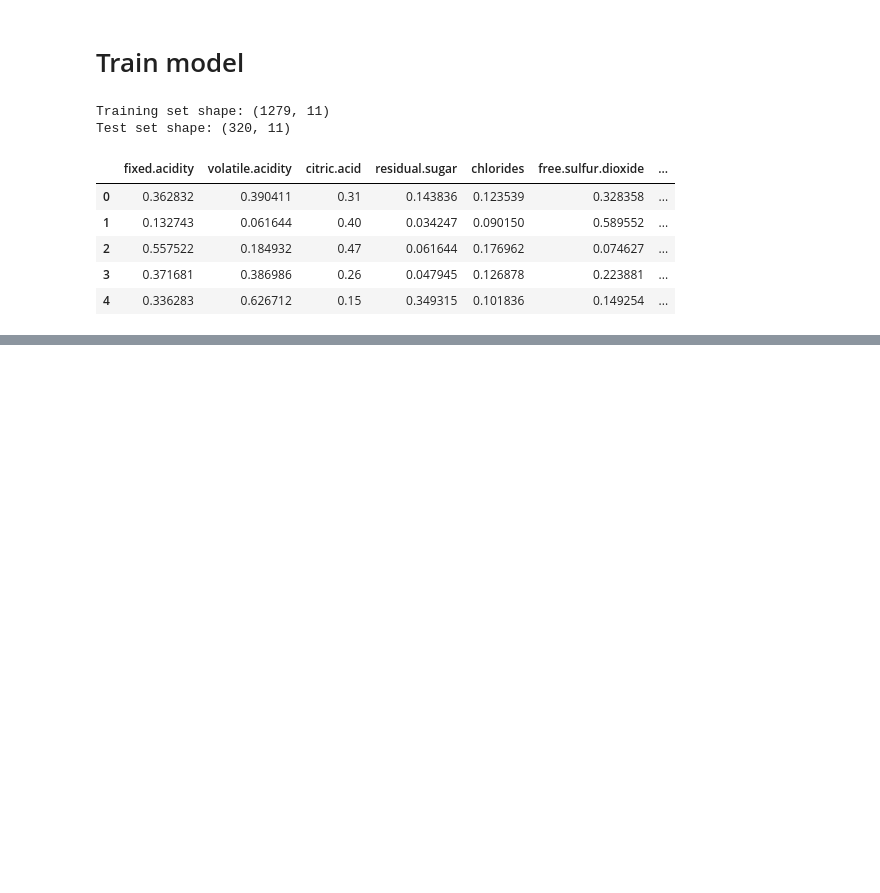
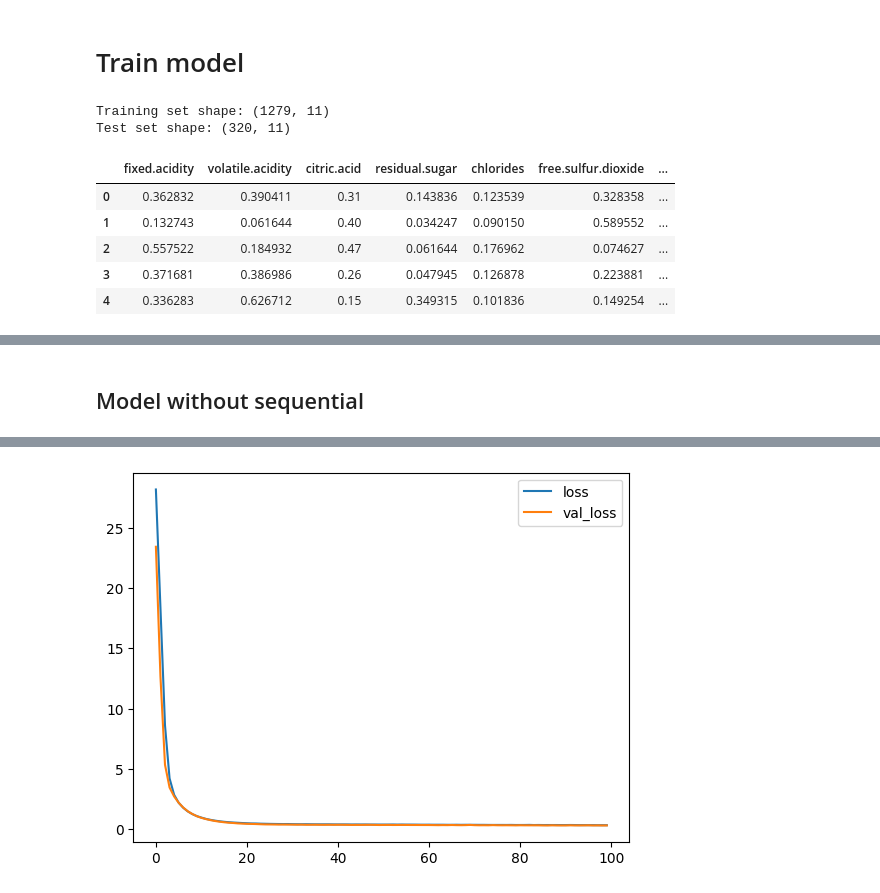
Before and after one commit to lilianabs/tensorflow-examples, a Jupyter notebook: Red_wine_nn.ipynb, the cells around one changed output, grey strips where cells are left out. Drawn from its saved outputs; the diff is of its cells as text; code cells hidden in the pictures; blank space fills up the shorter version.

```diff
--- a/Red_wine_nn.ipynb
+++ b/Red_wine_nn.ipynb
@@ -153,0 +158,46 @@ Minimum validation loss: 0.475959450006485
+# %% [markdown]
+## Model without sequential
+# %%
+import tensorflow as tf
+from tensorflow import keras
+from tensorflow.keras import layers
+from sklearn.preprocessing import StandardScaler
+
+# 1. CRITICAL: Scale your features before training
+scaler = StandardScaler()
+X_train_scaled = scaler.fit_transform(X_train)
+X_test_scaled = scaler.transform(X_test)
+
+# 2. Define your exact model
+input_shape = 11
+input_layer = keras.Input(shape=(input_shape,))
+x = layers.Dense(64)(input_layer)
+x = layers.Activation('swish')(x)
+x = layers.Dense(32)(x)
+x = layers.Activation('swish')(x)
+output_layer = layers.Dense(1)(x) # Defaults to linear activation, which is correct!
+
+nombre_modelo = 'ann'
+ann = keras.Model(inputs = input_layer, outputs = output_layer, name = nombre_modelo)
+
+# 3. Compile with a healthy learning rate for Adam
+ann.compile(
+    optimizer=tf.keras.optimizers.Adam(learning_rate=1e-3), # Raised from 1e-5
+    loss='mse',
+    metrics=['mae']
+)
+
+# 4. Train with a smaller batch size
+history = ann.fit(
+    X_train_scaled,
+    y_train,
+    batch_size=32, # Dropped from 256 to allow 150+ updates per epoch
+    epochs=100,
+    validation_split=0.2,
+    verbose=0,
+)
+
+history_df = pd.DataFrame(history.history)
+history_df.loc[:, ['loss', 'val_loss']].plot();
+print("Minimum validation loss: {}".format(history_df['val_loss'].min()))
+# %% [output]
@@ -153,0 +205 @@ Minimum validation loss: 0.475959450006485
+[figure, added]
```
Also changed, not shown: parts of 4 cells of this notebook.
